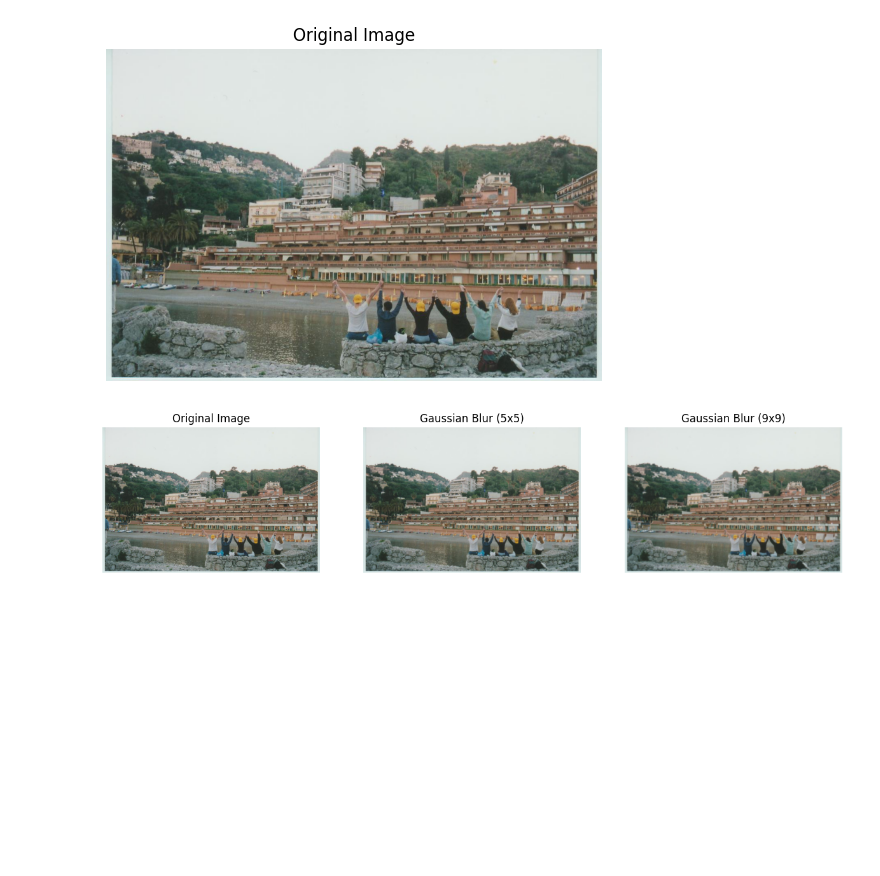
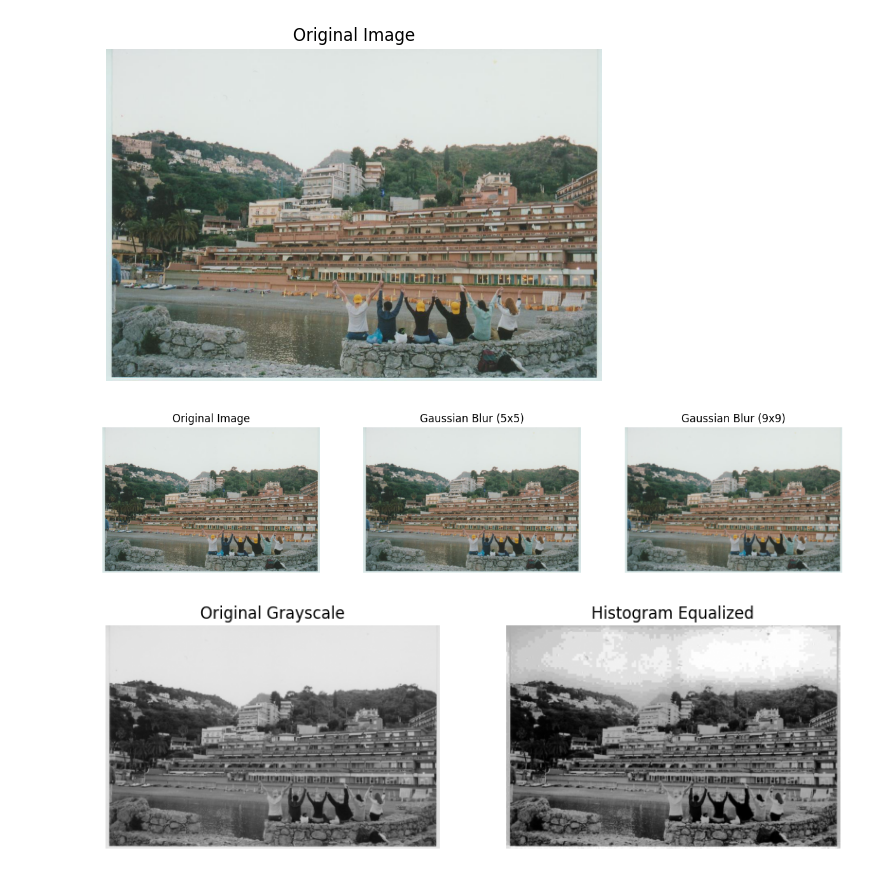
Before and after one commit to vestinabert/Image_Processing, a Jupyter notebook: Image_Enhancement.ipynb, the cells around one changed output. Cells and saved outputs as stored; diff of their text form; code cells hidden in the pictures; blank space fills up the shorter version.

```diff
--- a/Image_Enhancement.ipynb
+++ b/Image_Enhancement.ipynb
@@ -49,3 +49,25 @@ for ax in axes:
 plt.show()
 # %% [output]
 [figure]
+# %%
+def equalize_histogram(image):
+    gray = cv2.cvtColor(image, cv2.COLOR_RGB2GRAY)
+    equalized = cv2.equalizeHist(gray)
+    return equalized
+
+# Apply histogram equalization
+equalized = equalize_histogram(image)
+
+# Display results
+fig, axes = plt.subplots(1, 2, figsize=(10, 5))
+axes[0].imshow(cv2.cvtColor(image, cv2.COLOR_RGB2GRAY), cmap="gray")
+axes[0].set_title("Original Grayscale")
+axes[1].imshow(equalized, cmap="gray")
+axes[1].set_title("Histogram Equalized")
+
+for ax in axes:
+    ax.axis("off")
+
+plt.show()
+# %% [output]
+[figure, added]
```
Also changed, not shown: parts of 1 cell of this notebook.
